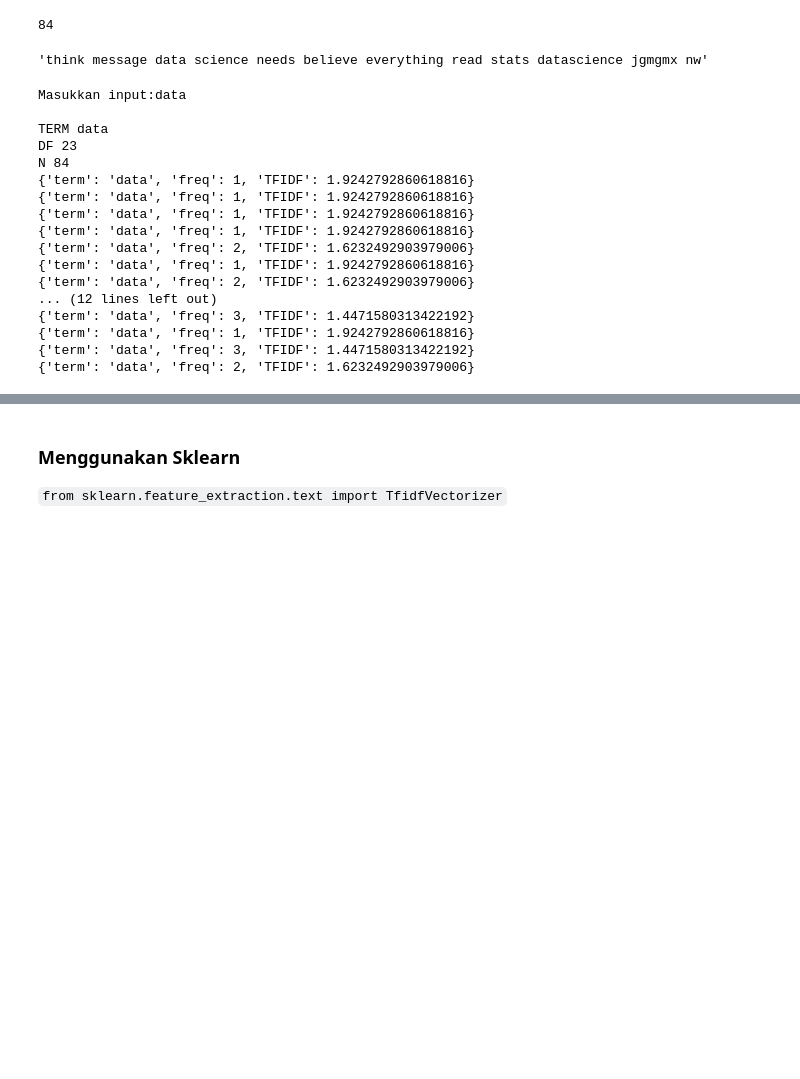
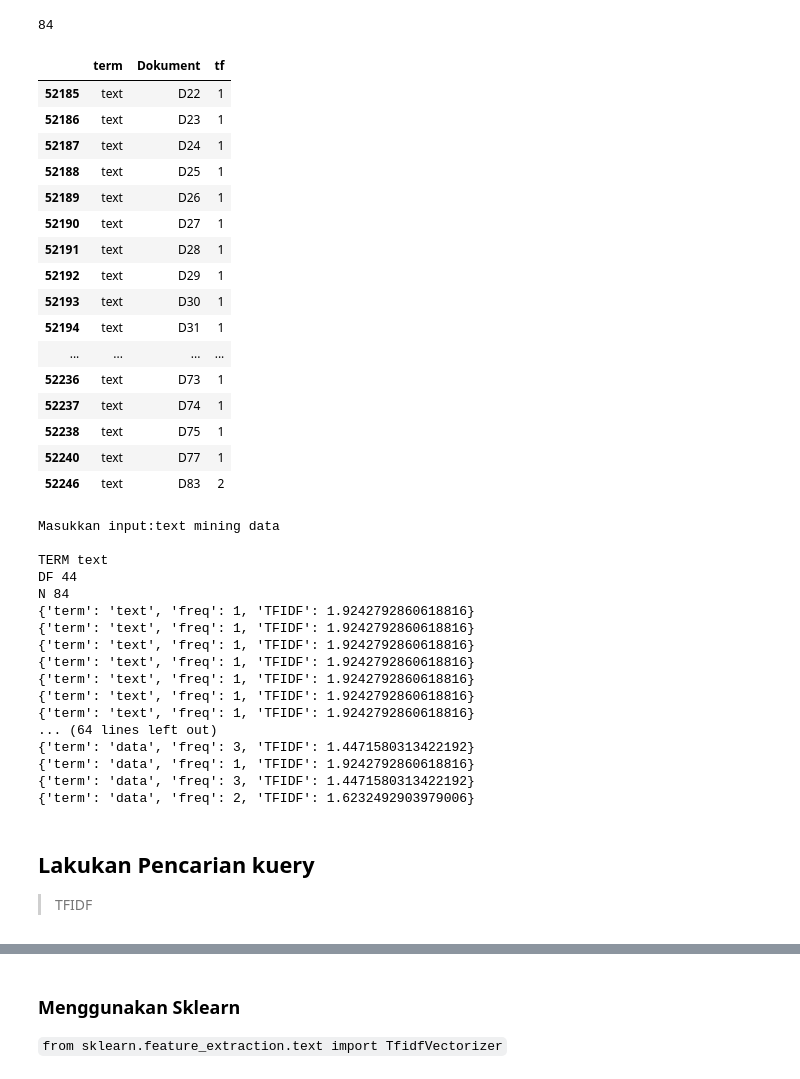
Before and after one commit to ackermanjayjay/tugas-tki, a Jupyter notebook: code/Tugas.ipynb, the cells around one changed output, grey strips where cells are left out. Cells and saved outputs as stored; diff of their text form; code cells hidden in the pictures; blank space fills up the shorter version.

Commit message:
korpus search tfidf done

```diff
--- a/code/Tugas.ipynb
+++ b/code/Tugas.ipynb
@@ -406,12 +402,29 @@ n_words=len(df_["clean_text"].index) # lakukan deklarasi untuk variabel banyak d
 n_words
 # %% [output]
 84
-# %%
-df_see_text=df_["clean_text"].map(lambda cari : "data" in cari)
-hasil_df=df_[df_see_text]
-hasil_df["clean_text"][0]
-# %% [output]
-'think message data science needs believe everything read stats datascience jgmgmx nw'
+# %%
+cek_qury=data_countVector["term"]==text_preprocessing_process("text")
+hasil_qu=data_countVector[cek_qury]
+dict_hasil=hasil_qu[hasil_qu["tf"]!=0]
+dict_hasil
+# %% [output]
+|  | term | Dokument | tf |
+| 52185 | text | D22 | 1 |
+| 52186 | text | D23 | 1 |
+| 52187 | text | D24 | 1 |
+| 52188 | text | D25 | 1 |
+| 52189 | text | D26 | 1 |
+| 52190 | text | D27 | 1 |
+| 52191 | text | D28 | 1 |
+| 52192 | text | D29 | 1 |
+| 52193 | text | D30 | 1 |
+| 52194 | text | D31 | 1 |
+| ... | ... | ... | ... |
+| 52236 | text | D73 | 1 |
+| 52237 | text | D74 | 1 |
+| 52238 | text | D75 | 1 |
+| 52240 | text | D77 | 1 |
+| 52246 | text | D83 | 2 |
 # %%
 term=data_countVector
 korpus_search=input("Masukkan input:")
@@ -435,20 +448,23 @@ for query in korpus_search.split():
               }
     print(data_frame_TFIDF)
 # %% [output]
-Masukkan input:data
+Masukkan input:text mining data
 
-TERM data
-DF 23
+TERM text
+DF 44
 N 84
-{'term': 'data', 'freq': 1, 'TFIDF': 1.9242792860618816}
-{'term': 'data', 'freq': 1, 'TFIDF': 1.9242792860618816}
-{'term': 'data', 'freq': 1, 'TFIDF': 1.9242792860618816}
-{'term': 'data', 'freq': 1, 'TFIDF': 1.9242792860618816}
-{'term': 'data', 'freq': 2, 'TFIDF': 1.6232492903979006}
-{'term': 'data', 'freq': 1, 'TFIDF': 1.9242792860618816}
-{'term': 'data', 'freq': 2, 'TFIDF': 1.6232492903979006}
-... (12 lines left out)
+{'term': 'text', 'freq': 1, 'TFIDF': 1.9242792860618816}
+{'term': 'text', 'freq': 1, 'TFIDF': 1.9242792860618816}
+{'term': 'text', 'freq': 1, 'TFIDF': 1.9242792860618816}
+{'term': 'text', 'freq': 1, 'TFIDF': 1.9242792860618816}
+{'term': 'text', 'freq': 1, 'TFIDF': 1.9242792860618816}
+{'term': 'text', 'freq': 1, 'TFIDF': 1.9242792860618816}
+{'term': 'text', 'freq': 1, 'TFIDF': 1.9242792860618816}
+... (64 lines left out)
 {'term': 'data', 'freq': 3, 'TFIDF': 1.4471580313422192}
 {'term': 'data', 'freq': 1, 'TFIDF': 1.9242792860618816}
 {'term': 'data', 'freq': 3, 'TFIDF': 1.4471580313422192}
 {'term': 'data', 'freq': 2, 'TFIDF': 1.6232492903979006}
+# %% [markdown]
+## Lakukan Pencarian kuery
+> TFIDF
```
Also changed, not shown: parts of 7 cells of this notebook.
